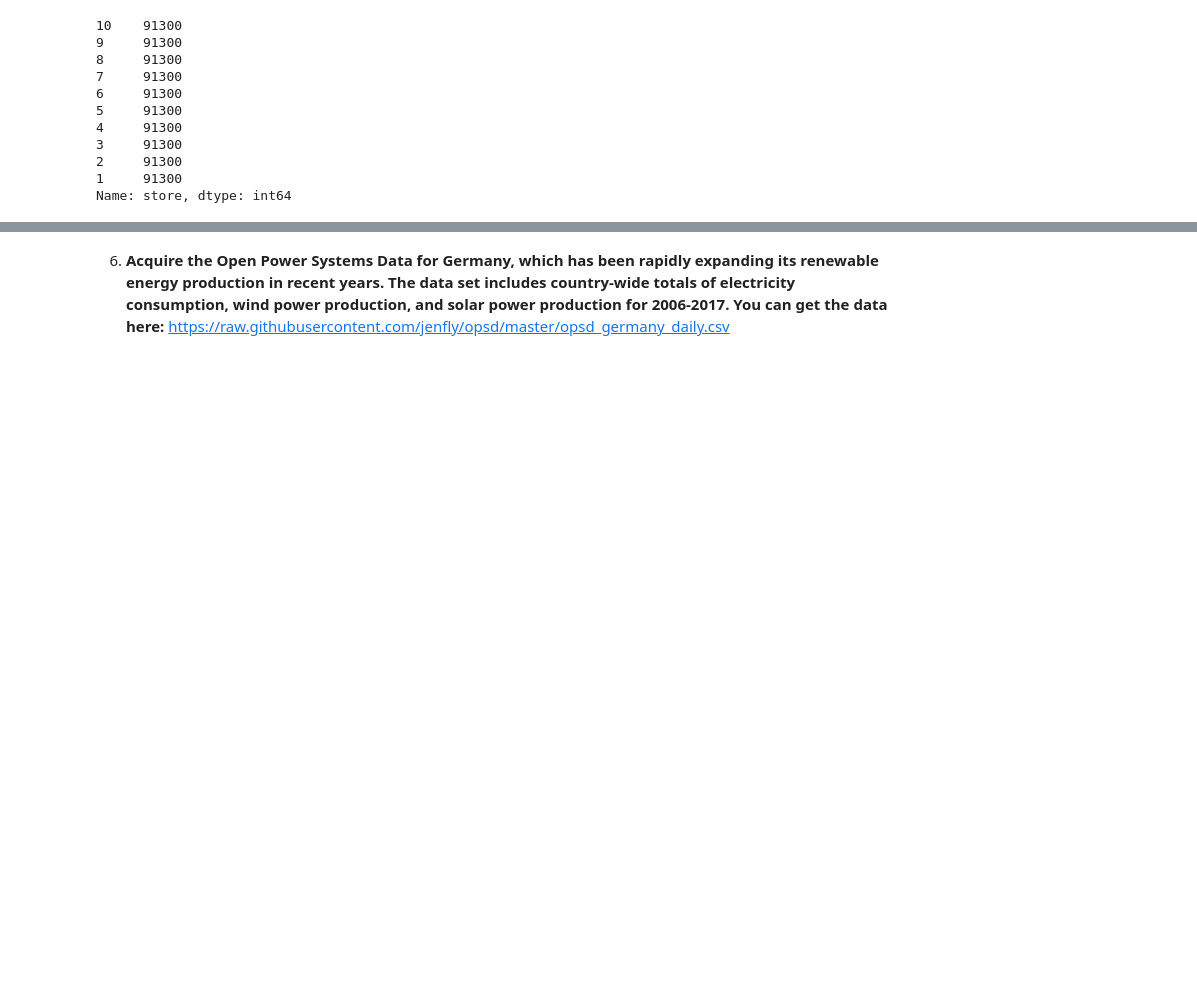
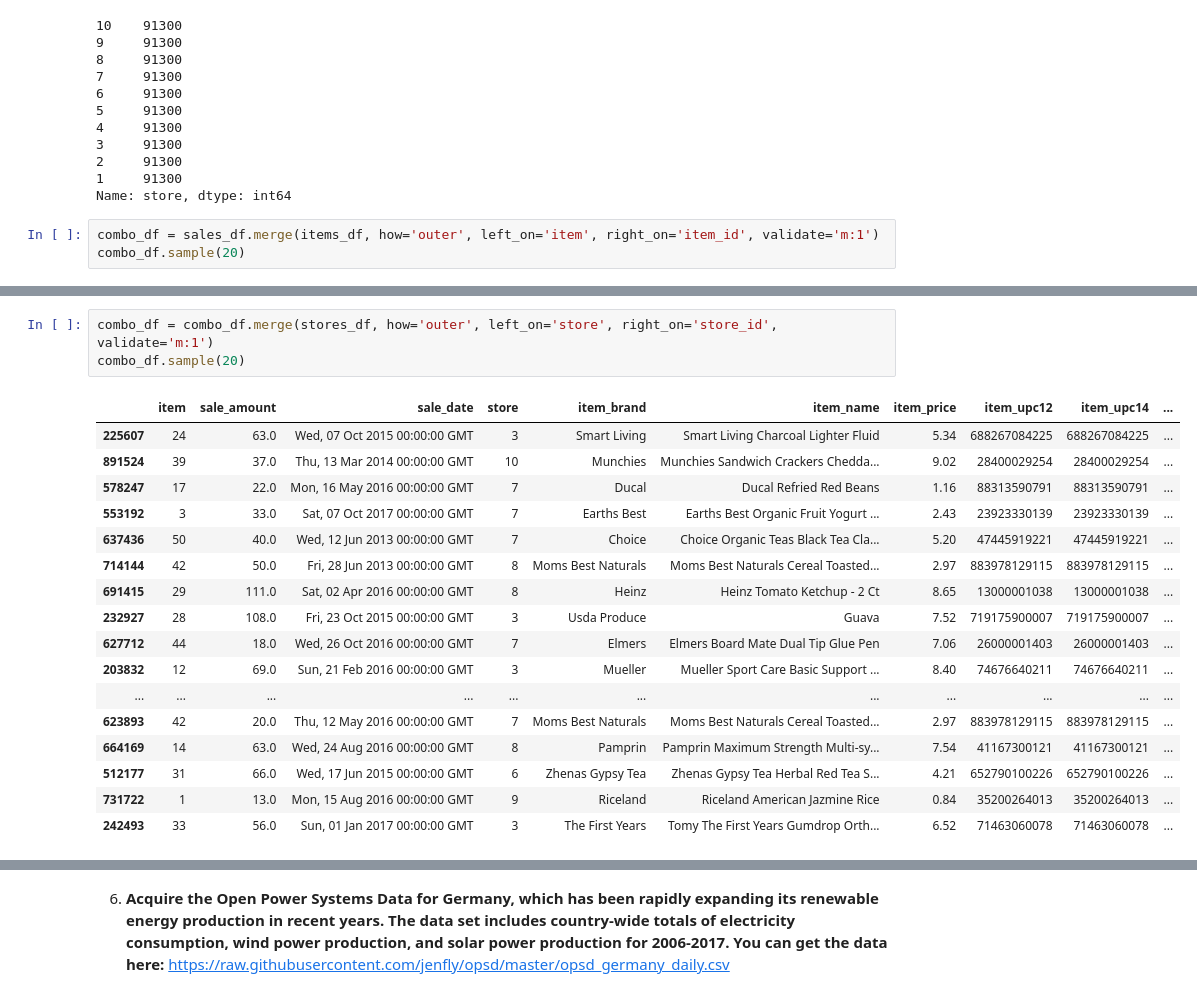
Before and after one commit to kjeliasen/ds-methodologies-exercises, a Jupyter notebook: time_series/exercises_data_acquisition.ipynb, the cells around one changed output, grey strips where cells are left out. Drawn from its saved outputs; the diff is of its cells as text; blank space fills up the shorter version.

```diff
--- a/time_series/exercises_data_acquisition.ipynb
+++ b/time_series/exercises_data_acquisition.ipynb
@@ -313,3 +313,6 @@ sales_df.store.value_counts()
 2     91300
 1     91300
 Name: store, dtype: int64
+# %%
+combo_df = sales_df.merge(items_df, how='outer', left_on='item', right_on='item_id', validate='m:1')
+combo_df.sample(20)
@@ -315,0 +337,21 @@ Name: store, dtype: int64
+# %%
+combo_df = combo_df.merge(stores_df, how='outer', left_on='store', right_on='store_id', validate='m:1')
+combo_df.sample(20)
+# %% [output]
+|  | item | sale_amount | sale_date | store | item_brand | item_name | item_price | item_upc12 | item_upc14 | ... |
+| 225607 | 24 | 63.0 | Wed, 07 Oct 2015 00:00:00 GMT | 3 | Smart Living | Smart Living Charcoal Lighter Fluid | 5.34 | 688267084225 | 688267084225 | ... |
+| 891524 | 39 | 37.0 | Thu, 13 Mar 2014 00:00:00 GMT | 10 | Munchies | Munchies Sandwich Crackers Chedda... | 9.02 | 28400029254 | 28400029254 | ... |
+| 578247 | 17 | 22.0 | Mon, 16 May 2016 00:00:00 GMT | 7 | Ducal | Ducal Refried Red Beans | 1.16 | 88313590791 | 88313590791 | ... |
+| 553192 | 3 | 33.0 | Sat, 07 Oct 2017 00:00:00 GMT | 7 | Earths Best | Earths Best Organic Fruit Yogurt ... | 2.43 | 23923330139 | 23923330139 | ... |
+| 637436 | 50 | 40.0 | Wed, 12 Jun 2013 00:00:00 GMT | 7 | Choice | Choice Organic Teas Black Tea Cla... | 5.20 | 47445919221 | 47445919221 | ... |
+| 714144 | 42 | 50.0 | Fri, 28 Jun 2013 00:00:00 GMT | 8 | Moms Best Naturals | Moms Best Naturals Cereal Toasted... | 2.97 | 883978129115 | 883978129115 | ... |
+| 691415 | 29 | 111.0 | Sat, 02 Apr 2016 00:00:00 GMT | 8 | Heinz | Heinz Tomato Ketchup - 2 Ct | 8.65 | 13000001038 | 13000001038 | ... |
+| 232927 | 28 | 108.0 | Fri, 23 Oct 2015 00:00:00 GMT | 3 | Usda Produce | Guava | 7.52 | 719175900007 | 719175900007 | ... |
+| 627712 | 44 | 18.0 | Wed, 26 Oct 2016 00:00:00 GMT | 7 | Elmers | Elmers Board Mate Dual Tip Glue Pen | 7.06 | 26000001403 | 26000001403 | ... |
+| 203832 | 12 | 69.0 | Sun, 21 Feb 2016 00:00:00 GMT | 3 | Mueller | Mueller Sport Care Basic Support ... | 8.40 | 74676640211 | 74676640211 | ... |
+| ... | ... | ... | ... | ... | ... | ... | ... | ... | ... | ... |
+| 623893 | 42 | 20.0 | Thu, 12 May 2016 00:00:00 GMT | 7 | Moms Best Naturals | Moms Best Naturals Cereal Toasted... | 2.97 | 883978129115 | 883978129115 | ... |
+| 664169 | 14 | 63.0 | Wed, 24 Aug 2016 00:00:00 GMT | 8 | Pamprin | Pamprin Maximum Strength Multi-sy... | 7.54 | 41167300121 | 41167300121 | ... |
+| 512177 | 31 | 66.0 | Wed, 17 Jun 2015 00:00:00 GMT | 6 | Zhenas Gypsy Tea | Zhenas Gypsy Tea Herbal Red Tea S... | 4.21 | 652790100226 | 652790100226 | ... |
+| 731722 | 1 | 13.0 | Mon, 15 Aug 2016 00:00:00 GMT | 9 | Riceland | Riceland American Jazmine Rice | 0.84 | 35200264013 | 35200264013 | ... |
+| 242493 | 33 | 56.0 | Sun, 01 Jan 2017 00:00:00 GMT | 3 | The First Years | Tomy The First Years Gumdrop Orth... | 6.52 | 71463060078 | 71463060078 | ... |
```
Also changed, not shown: parts of 2 cells of this notebook, 3 other files.
